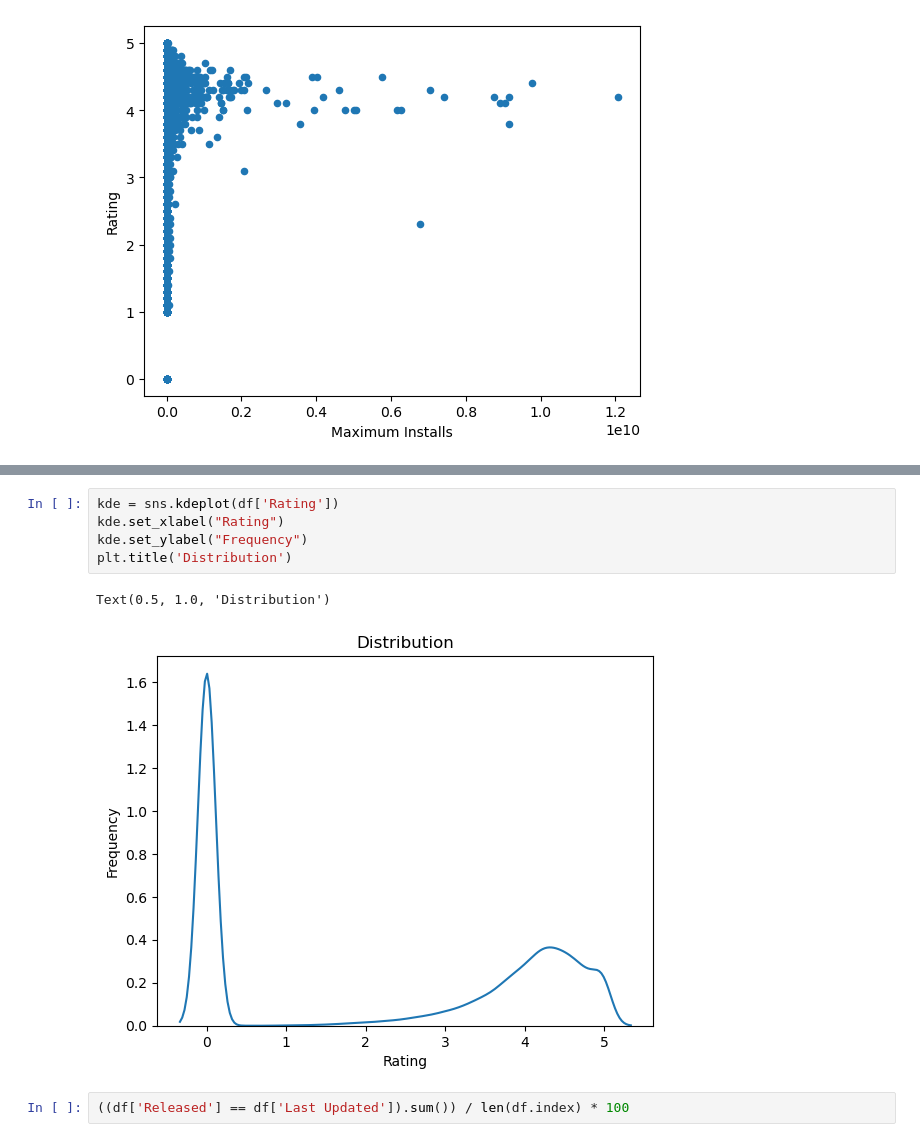
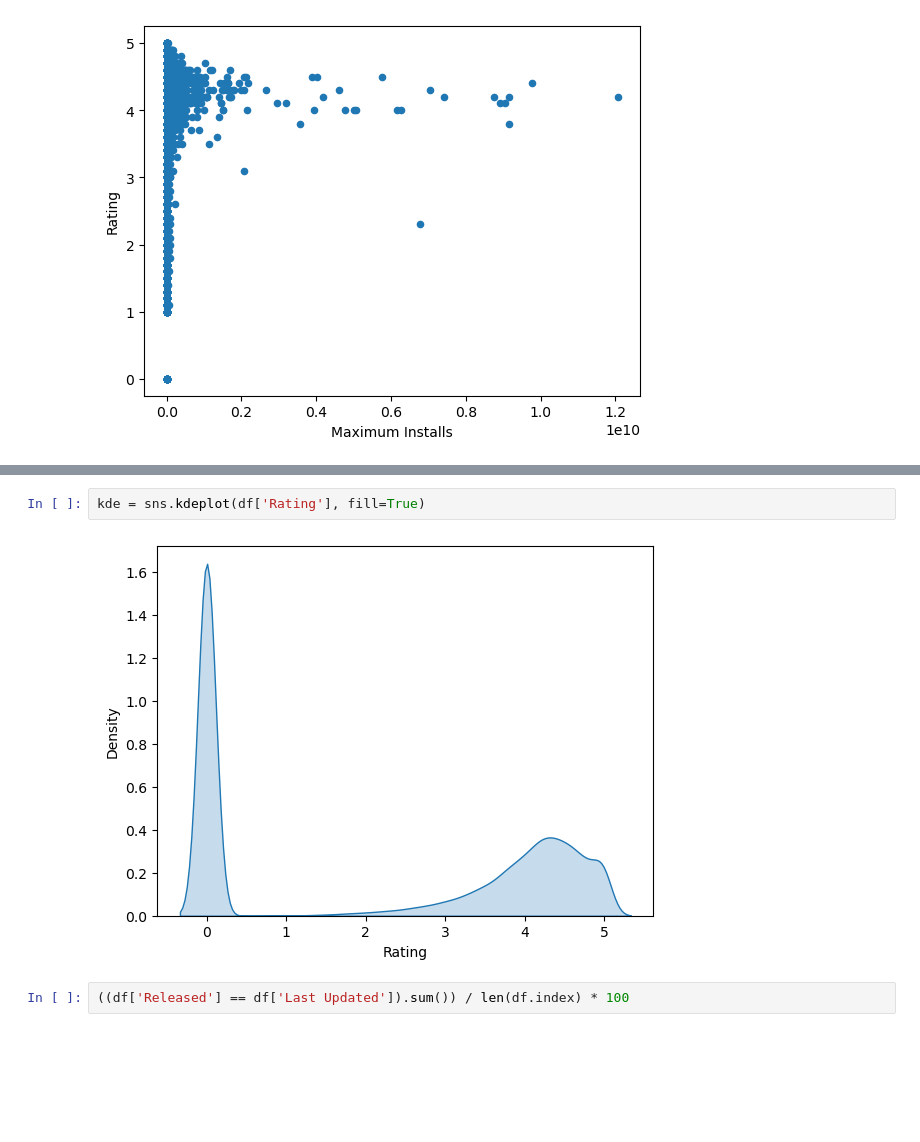
Before and after one commit to LSpekschoor/SDP_PO_123, a Jupyter notebook: scripts/Analyse.ipynb, the cells around one changed output, grey strips where cells are left out. Saved outputs shown, nothing was run; the diff lists cells and outputs as text; blank space fills up the shorter version.

```diff
--- a/scripts/Analyse.ipynb
+++ b/scripts/Analyse.ipynb
@@ -150,11 +201,7 @@ df.plot.scatter('Maximum Installs', 'Rating')
 # %%
-kde = sns.kdeplot(df['Rating'])
-kde.set_xlabel("Rating")
-kde.set_ylabel("Frequency")
-plt.title('Distribution')
+kde = sns.kdeplot(df['Rating'], fill=True)
 # %% [output]
-Text(0.5, 1.0, 'Distribution')
-[figure, old version]
+[figure, new version]
 # %%
 ((df['Released'] == df['Last Updated']).sum()) / len(df.index) * 100
 # %% [output]
```
Also changed, not shown: parts of 35 cells of this notebook.
